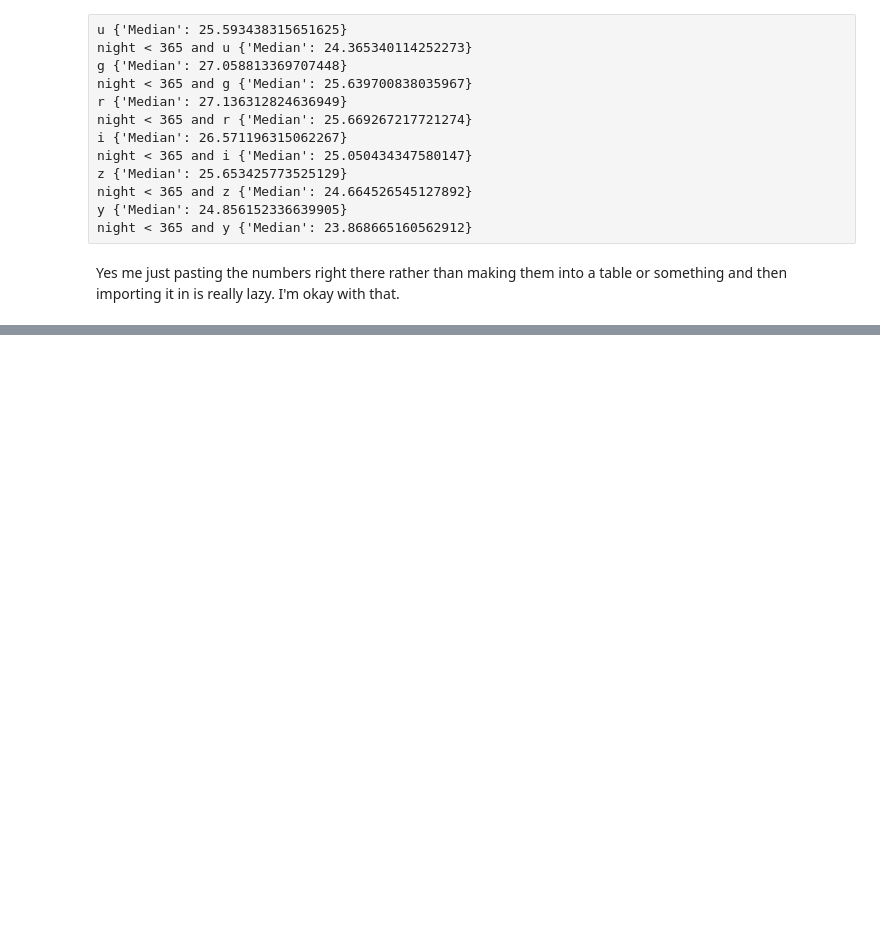
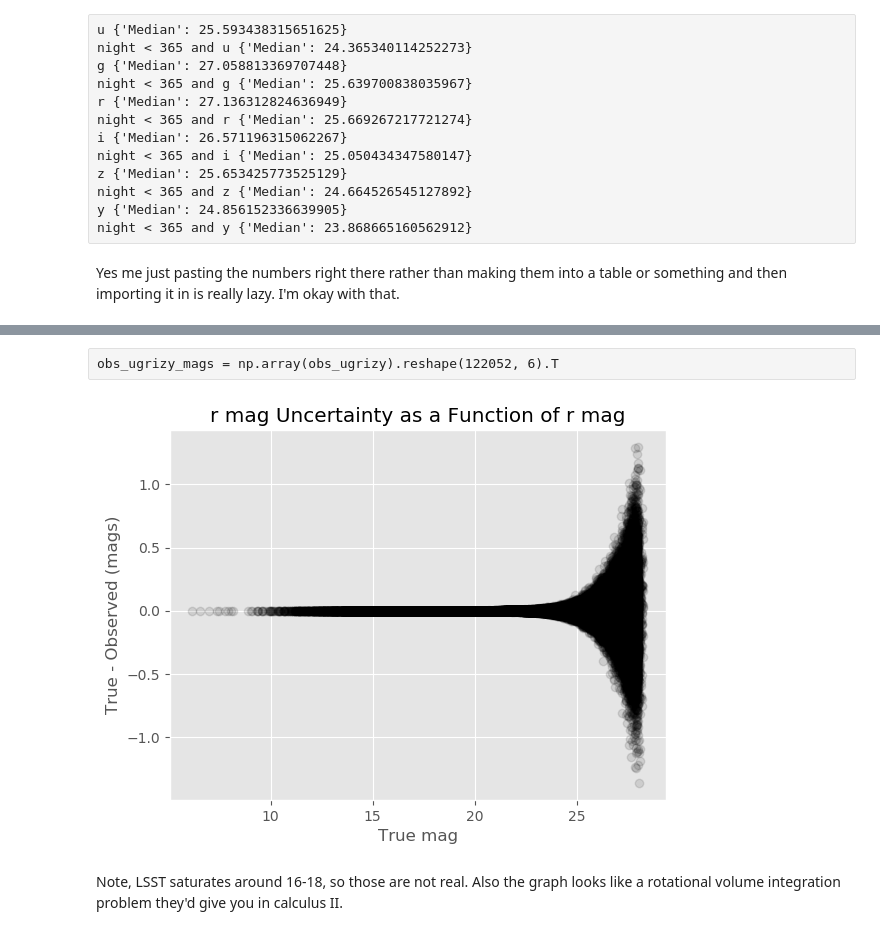
Before and after one commit to yoachim/LSST_narrowband, a Jupyter notebook: planting_trees_and_making_noise.ipynb, the cells around one changed output, grey strips where cells are left out. Cells and saved outputs as stored; diff of their text form; code cells hidden in the pictures; blank space fills up the shorter version.

```diff
--- a/planting_trees_and_making_noise.ipynb
+++ b/planting_trees_and_making_noise.ipynb
@@ -372,0 +167,30 @@ ack = plt.hist(residuals[selection], bins=20)
+# %%
+mag_names = ['u', 'g', 'r', 'i', 'z', 'y'] # maybe not needed
+
+mag_depths_10yrs = {'u': 25.593438315651625,
+    'g': 27.058813369707448,
+    'r': 27.136312824636949,
+    'i': 26.571196315062267,
+    'z': 25.653425773525129,
+    'y': 24.856152336639905}
+# %%
+# Set the random number seed to make things repeatable.
+
+np.random.seed(42)
+
+# Let's make some as-observed mags.
+
+observations = np.zeros(truth_catalog.size, dtype=list(zip(mag_names, [float]*len(mag_names))))
+for filtername in mag_names:
+
+    # SNR for each star
+
+    snrs = m52snr(truth_catalog[filtername], mag_depths_10yrs[filtername])
+
+    # Magnitude errors for each star
+
+    mag_errors_realize = mag_error(truth_catalog[filtername], snrs)
+
+    # 'Observed' mags for each star (original mag + error)
+
+    observations[filtername] = truth_catalog[filtername] + np.random.randn(truth_catalog[filtername].size)*mag_errors_realize
@@ -372,0 +227,13 @@ ack = plt.hist(residuals[selection], bins=20)
+# %% [raw]
+obs_ugrizy_mags = np.array(obs_ugrizy).reshape(122052, 6).T
+# %%
+# A quick visual check on observed magnitudes:
+
+plt.plot(truth_catalog['r'], truth_catalog['r']-observations['r'], 'ko', alpha=.1)
+plt.xlabel('True mag')
+plt.ylabel('True - Observed (mags)')
+plt.title('r mag Uncertainty as a Function of r mag');
+# %% [output]
+[figure, added]
+# %% [markdown]
+Note, LSST saturates around 16-18, so those are not real. Also the graph looks like a rotational volume integration problem they'd give you in calculus II.
```
Also changed, not shown: parts of 83 cells of this notebook, 1 other file.
